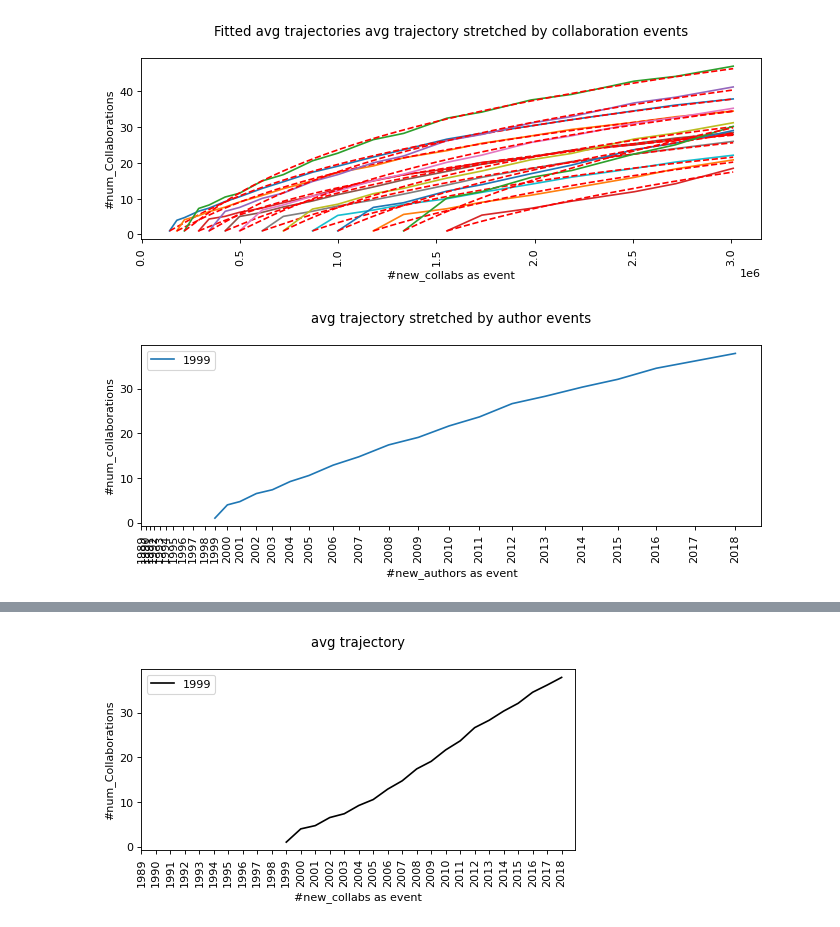
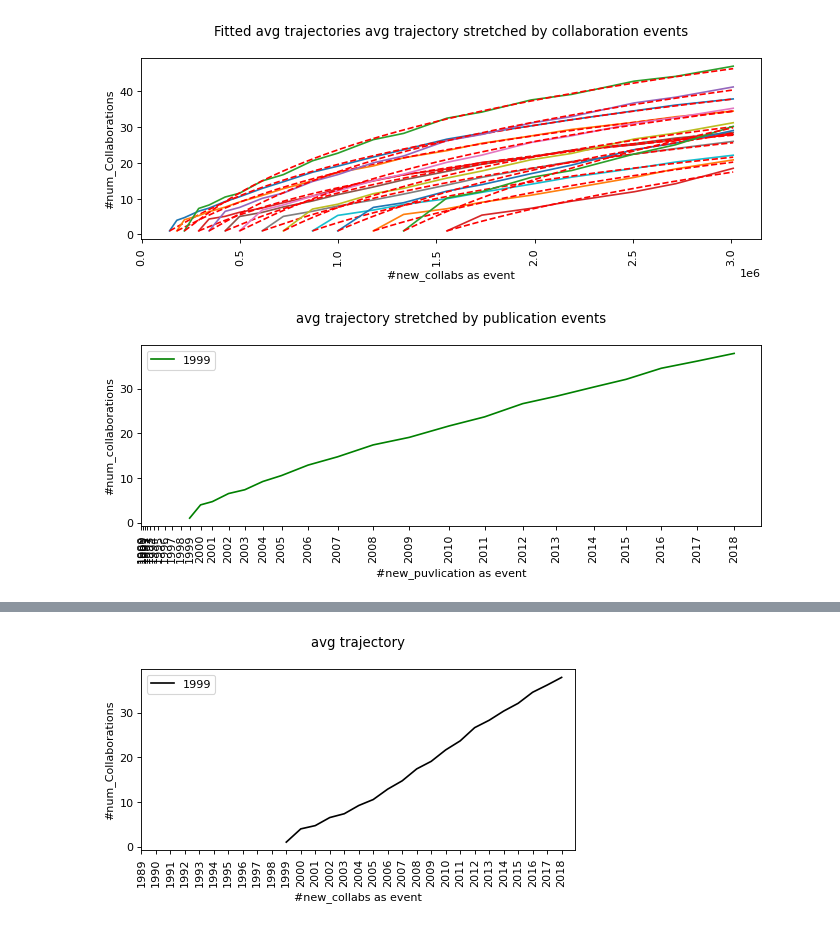
Before and after one commit to LeonardoSer/INRIA_Internship, a Jupyter notebook: 00_quick_references/15_report_screen.ipynb, the cells around one changed output, grey strips where cells are left out. Saved outputs shown, nothing was run; the diff lists cells and outputs as text; code cells hidden in the pictures.

```diff
--- a/00_quick_references/15_report_screen.ipynb
+++ b/00_quick_references/15_report_screen.ipynb
@@ -98,3 +98,27 @@ print("#collaborations ", get_collabs_eventACTIVE(HOLE_SIZE, ACTIVITY, MIN_PUBS)
 YEARS = get_int_years_event()
 COLLABORATION_EVENTS = get_collabs_eventACTIVE(HOLE_SIZE, ACTIVITY, MIN_PUBS)
 AUTHOR_EVENTS = get_auths_event()
+# %%
+YEARS = get_int_years_event()
+COLLABORATION_EVENTS = get_collabs_eventACTIVE(HOLE_SIZE, ACTIVITY, MIN_PUBS)
+AUTHOR_EVENTS = get_auths_event()
+
+plt.figure(figsize=(7, 3), dpi=80)
+plt.title("Distribution of new collaborations by year")
+plt.xlabel("year")
+plt.ylabel("# new_collaborations")
+plt.xticks(rotation=90)
+
+prev = 0
+asd = []
+for y in YEARS:
+    if(y!=1990):
+        prev = COLLABORATION_EVENTS[YEARS.index(y-1)]
+    num_new_collabs = COLLABORATION_EVENTS[YEARS.index(y)] - prev
+    asd.append(num_new_collabs)
+    plt.scatter(y,  num_new_collabs, label=str(y) + " -> " + str(num_new_collabs))
+
+#plt.legend(ncol=2)
+plt.xticks(YEARS)
+plt.plot(YEARS, asd)
+plt.show()
@@ -101,3 +138,7 @@ AUTHOR_EVENTS = get_auths_event()
+# %%
+YEARS = get_int_years_event()
+COLLABORATION_EVENTS = get_collabs_event()
+AUTHOR_EVENTS = get_auths_eventACTIVE(HOLE_SIZE, ACTIVITY, MIN_PUBS)
 # %%
 plt.figure(figsize=(7, 3), dpi=80)
 plt.title("Distribution of new collaborations by year")
@@ -469,6 +506,7 @@ ValueError: array must not contain infs or NaNs
 [figure]
 # %%
 # imports
+from turtle import color
 import pandas as pd
 import numpy as np
 import matplotlib.pyplot as plt
@@ -487,38 +525,39 @@ sys.path.append("..")
 from myLibraries.queries import *
 from myLibraries.events import *
 from myLibraries.theoretical_functions import *
+
 HOLE_SIZE = 7
 ACTIVITY = 5
 MIN_PUBS = 3
-EVENTS = get_auths_event()
+EVENTS = get_pubs_eventACTIVE(HOLE_SIZE, ACTIVITY, MIN_PUBS)
 ALL_EVENTS = get_allEvents(EVENTS)
 
 YEARS = get_str_years_event()
 
 # get rid of misleading years
 YEARS_TO_CONSIDER = YEARS[1: -6]
 EVENTS_TO_CONSIDER = EVENTS[1: -6]
 # **Logarithmic Trajectories**
 ## Plot average trajectories
 plt.figure(figsize=(10, 3), dpi=80)
-plt.title("avg trajectory stretched by author events\n", fontdict = {'fontsize' : 12})
-plt.xlabel("#new_authors as event")
+plt.title("avg trajectory stretched by publication events\n", fontdict = {'fontsize' : 12})
+plt.xlabel("#new_puvlication as event")
 plt.ylabel("#num_collaborations")
 plt.xticks(rotation='vertical')
 
 for start_y in YEARS[:-1][10:]:
     x,y = get_avg_trajectories(EVENTS, HOLE_SIZE, start_y, activity=ACTIVITY, minPubs=MIN_PUBS)
 
     if(len(y)==1):
-        plt.scatter(x,y)
+        plt.scatter(x,y, color='orange')
     else:
-        plt.plot(x,y)
+        plt.plot(x,y, color='green')
 
     plt.xticks(x, y)
     plt.xticks(rotation='vertical')
     break
 plt.legend(YEARS[:-1][10:], loc='upper left')
 plt.xticks(EVENTS, YEARS)
 plt.show()
 # %% [output]
-[figure, old version]
+[figure, new version]
```
Also changed, not shown: parts of 16 cells of this notebook, 12 other files.
